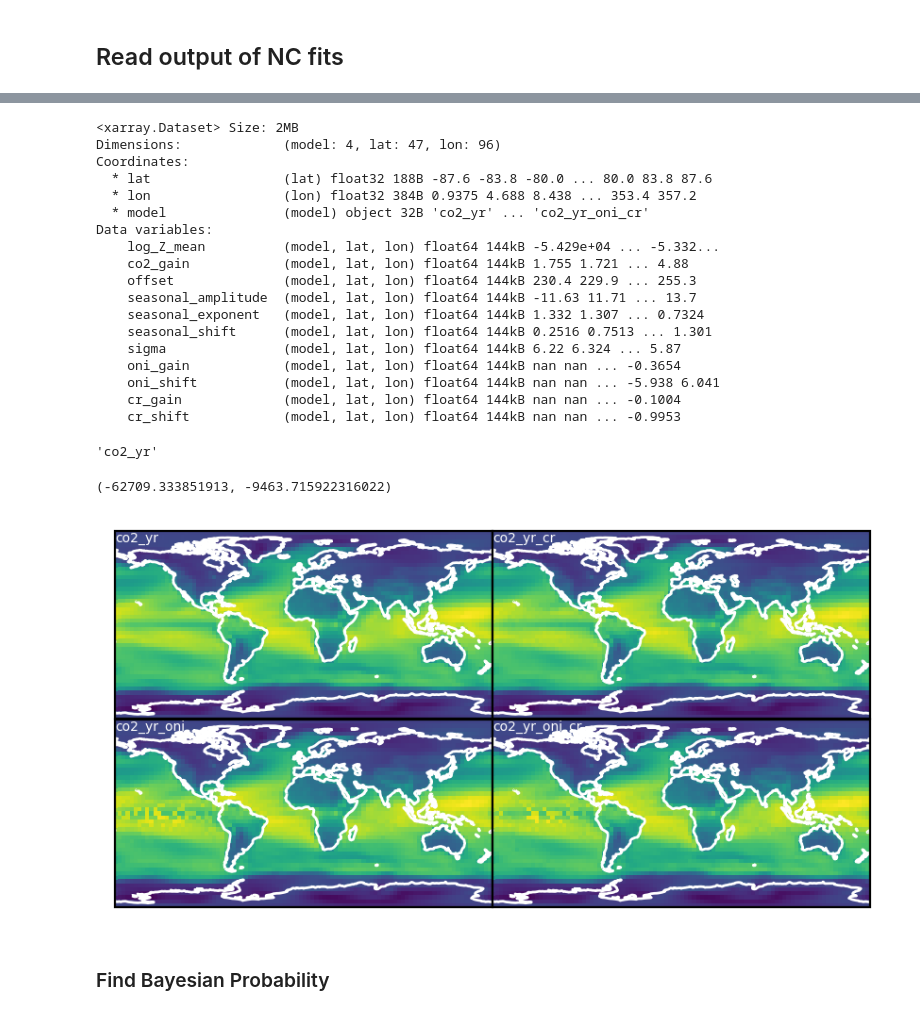
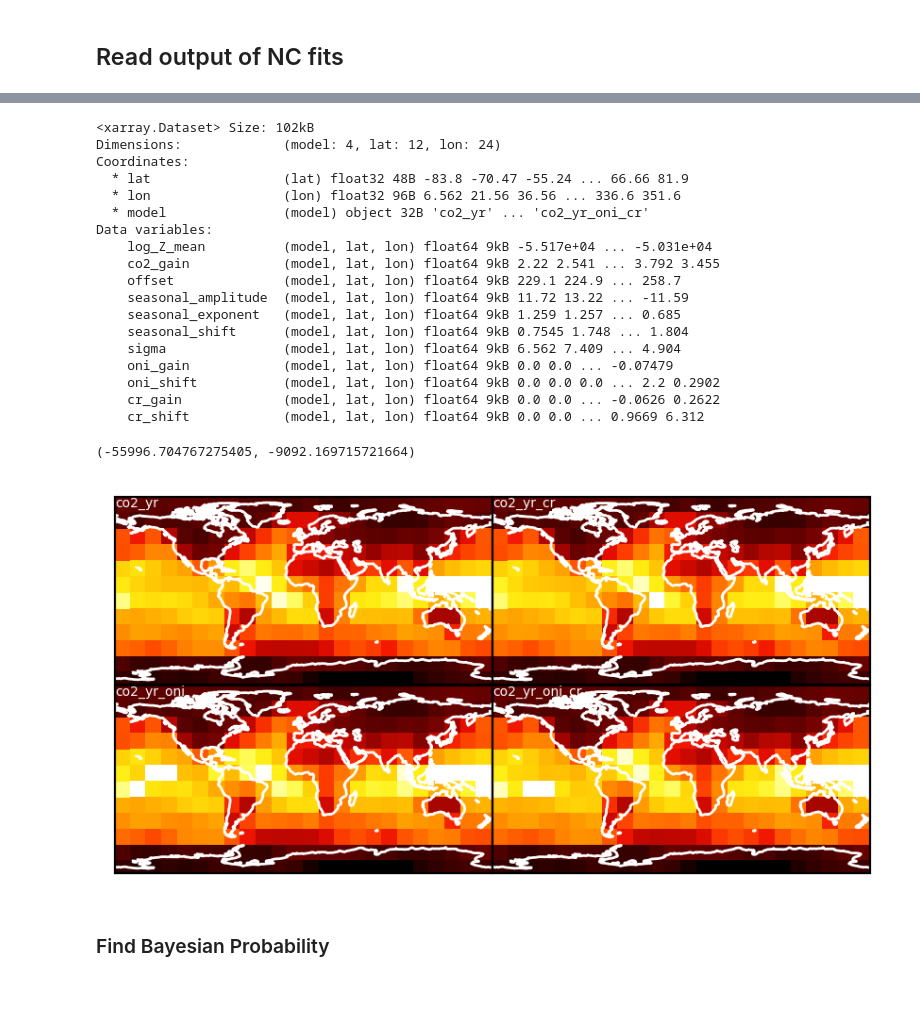
Before and after one commit to jack-eddy-symposium/interconnection-sun-climate, a Jupyter notebook: data_science_analysis/causality_analysis/air_temperature_Bayesian_NS_analysis.ipynb, the cells around one changed output, grey strips where cells are left out. Drawn from its saved outputs; the diff is of its cells as text; code cells hidden in the pictures.

```diff
--- a/data_science_analysis/causality_analysis/air_temperature_Bayesian_NS_analysis.ipynb
+++ b/data_science_analysis/causality_analysis/air_temperature_Bayesian_NS_analysis.ipynb
@@ -269,11 +276,14 @@ Data variables:
 # %% [markdown]
 ## Read output of NC fits
 # %%
+abs_shift = False
+
 DATA_LABEL = "air_temperature"
 MCMC_OUT_FOLDER = (
     f"/d0/amunozj/git_repos/interconnection-sun-climate/outputs/nested_sampling"
+    # f"/d0/amunozj/git_repos/interconnection-sun-climate/outputs/nested_sampling_negative_shift/air_temperature"
 )
-coarsen_level = 2
+coarsen_level = 8
 geo_data_coarse = geo_data.coarsen(lon=coarsen_level, lat=coarsen_level, boundary='pad').mean()
 
 results_co2_season = []
@@ -325,7 +335,11 @@ for lon_index in pbar2:
             reduced_results_co2_season['log_Z_mean'] = samples['log_Z_mean'].item()
             for key in samples.keys():
                 if key != 'log_Z_mean':
-                    reduced_results_co2_season[key] = np.median(samples[key])
+                    if 'shift' in key and abs_shift:
+                        reduced_results_co2_season[key] = np.median(np.abs(samples[key]))
+                    else:
+                        reduced_results_co2_season[key] = np.median(samples[key])
+
 
             results_co2_season.append(reduced_results_co2_season)
 
@@ -345,7 +359,10 @@ for lon_index in pbar2:
             reduced_results_co2_season_oni['log_Z_mean'] = samples['log_Z_mean'].item()
             for key in samples.keys():
                 if key != 'log_Z_mean':
-                    reduced_results_co2_season_oni[key] = np.median(samples[key])
+                    if 'shift' in key and abs_shift:
+                        reduced_results_co2_season_oni[key] = np.median(np.abs(samples[key]))
+                    else:
+                        reduced_results_co2_season_oni[key] = np.median(samples[key])
 
             results_co2_season_oni.append(reduced_results_co2_season_oni)
 
@@ -364,7 +381,10 @@ for lon_index in pbar2:
             reduced_results_co2_season_cr['log_Z_mean'] = samples['log_Z_mean'].item()
             for key in samples.keys():
                 if key != 'log_Z_mean':
-                    reduced_results_co2_season_cr[key] = np.median(samples[key])
+                    if 'shift' in key and abs_shift:
+                        reduced_results_co2_season_cr[key] = np.median(np.abs(samples[key]))
+                    else:
+                        reduced_results_co2_season_cr[key] = np.median(samples[key])
 
             results_co2_season_cr.append(reduced_results_co2_season_cr)
 
@@ -383,7 +403,10 @@ for lon_index in pbar2:
             reduced_results_co2_season_oni_cr['log_Z_mean'] = samples['log_Z_mean'].item()
             for key in samples.keys():
                 if key != 'log_Z_mean':
-                    reduced_results_co2_season_oni_cr[key] = np.median(samples[key])
+                    if 'shift' in key and abs_shift:
+                        reduced_results_co2_season_oni_cr[key] = np.median(np.abs(samples[key]))
+                    else:
+                        reduced_results_co2_season_oni_cr[key] = np.median(samples[key])
 
             results_co2_season_oni_cr.append(reduced_results_co2_season_oni_cr)
 # %% [output]
@@ -394,52 +417,49 @@ df_co2_season_oni = pd.DataFrame(results_co2_season_oni).sort_values(['lat', 'lo
 df_co2_season_cr = pd.DataFrame(results_co2_season_cr).sort_values(['lat', 'lon']).set_index(['lat', 'lon'], drop=True, verify_integrity=True).to_xarray()
 df_co2_season_oni_cr = pd.DataFrame(results_co2_season_oni_cr).sort_values(['lat', 'lon']).set_index(['lat', 'lon'], drop=True, verify_integrity=True).to_xarray()
 # %%
-df_joint = xr.concat([df_co2_season, df_co2_season_oni, df_co2_season_cr, df_co2_season_oni_cr], pd.Index(['co2_yr', 'co2_yr_oni', 'co2_yr_cr', 'co2_yr_oni_cr'], name='model'))
+df_joint = xr.concat([df_co2_season, df_co2_season_oni, df_co2_season_cr, df_co2_season_oni_cr], pd.Index(['co2_yr', 'co2_yr_oni', 'co2_yr_cr', 'co2_yr_oni_cr'], name='model'), fill_value=0)
 df_joint
 # %% [output]
-<xarray.Dataset> Size: 2MB
-Dimensions:             (model: 4, lat: 47, lon: 96)
+<xarray.Dataset> Size: 102kB
+Dimensions:             (model: 4, lat: 12, lon: 24)
 Coordinates:
-  * lat                 (lat) float32 188B -87.6 -83.8 -80.0 ... 80.0 83.8 87.6
-  * lon                 (lon) float32 384B 0.9375 4.688 8.438 ... 353.4 357.2
+  * lat                 (lat) float32 48B -83.8 -70.47 -55.24 ... 66.66 81.9
+  * lon                 (lon) float32 96B 6.562 21.56 36.56 ... 336.6 351.6
   * model               (model) object 32B 'co2_yr' ... 'co2_yr_oni_cr'
 Data variables:
-    log_Z_mean          (model, lat, lon) float64 144kB -5.429e+04 ... -5.332...
-    co2_gain            (model, lat, lon) float64 144kB 1.755 1.721 ... 4.88
-    offset              (model, lat, lon) float64 144kB 230.4 229.9 ... 255.3
-    seasonal_amplitude  (model, lat, lon) float64 144kB -11.63 11.71 ... 13.7
-    seasonal_exponent   (model, lat, lon) float64 144kB 1.332 1.307 ... 0.7324
-    seasonal_shift      (model, lat, lon) float64 144kB 0.2516 0.7513 ... 1.301
-    sigma               (model, lat, lon) float64 144kB 6.22 6.324 ... 5.87
-    oni_gain            (model, lat, lon) float64 144kB nan nan ... -0.3654
-    oni_shift           (model, lat, lon) float64 144kB nan nan ... -5.938 6.041
-    cr_gain             (model, lat, lon) float64 144kB nan nan ... -0.1004
-    cr_shift            (model, lat, lon) float64 144kB nan nan ... -0.9953
+    log_Z_mean          (model, lat, lon) float64 9kB -5.517e+04 ... -5.031e+04
+    co2_gain            (model, lat, lon) float64 9kB 2.22 2.541 ... 3.792 3.455
+    offset              (model, lat, lon) float64 9kB 229.1 224.9 ... 258.7
+    seasonal_amplitude  (model, lat, lon) float64 9kB 11.72 13.22 ... -11.59
+    seasonal_exponent   (model, lat, lon) float64 9kB 1.259 1.257 ... 0.685
+    seasonal_shift      (model, lat, lon) float64 9kB 0.7545 1.748 ... 1.804
+    sigma               (model, lat, lon) float64 9kB 6.562 7.409 ... 4.904
+    oni_gain            (model, lat, lon) float64 9kB 0.0 0.0 ... -0.07479
+    oni_shift           (model, lat, lon) float64 9kB 0.0 0.0 0.0 ... 2.2 0.2902
+    cr_gain             (model, lat, lon) float64 9kB 0.0 0.0 ... -0.0626 0.2622
+    cr_shift            (model, lat, lon) float64 9kB 0.0 0.0 ... 0.9669 6.312
-# %%
-df_joint.model[0].values.item()
-# %% [output]
-'co2_yr'
 # %%
-vmin = df_joint.log_Z_mean.min().values.item()
-vmax = df_joint.log_Z_mean.max().values.item()
+vmin = np.percentile(df_joint.log_Z_mean.values, 2)
+vmax = np.percentile(df_joint.log_Z_mean.values, 98)
+cmap = cc.cm.fire
 
 fig = plt.figure(figsize=2*np.array([2, 1]), dpi=200)
 gs0 = fig.add_gridspec(2, 2, wspace=0.0, hspace=0, left=0, right=1, bottom=0, top=1)
 
 for i in range(2):
     for j in range(2):
         n = i + 2*j
         model = df_joint.model[n].values.item()
 
         ax = fig.add_subplot(gs0[i, j], projection=ccrs.PlateCarree())
-        df_joint.log_Z_mean.sel(model=model).plot(ax=ax, add_colorbar=False, vmin=vmin, vmax=vmax, add_labels=False)
+        df_joint.log_Z_mean.sel(model=model).plot(ax=ax, add_colorbar=False, vmin=vmin, vmax=vmax, add_labels=False, cmap=cmap)
         ax.coastlines(color='w')
         ax.text(0, 1, model, ha='left', va='top', transform=ax.transAxes, c='w', fontsize=5)
 
 (vmin, vmax)
 # %% [output]
-(-62709.333851913, -9463.715922316022)
+(-55996.704767275405, -9092.169715721664)
-[figure, old version]
+[figure, new version]
 # %% [markdown]
 ### Find Bayesian Probability
 # %%
```
Also changed, not shown: parts of 14 cells of this notebook.
